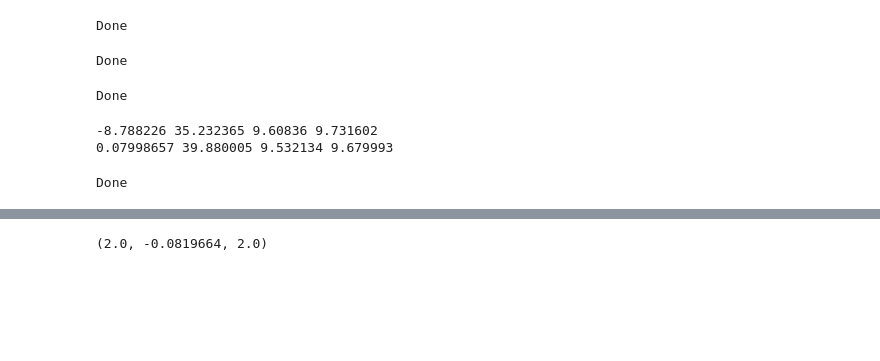
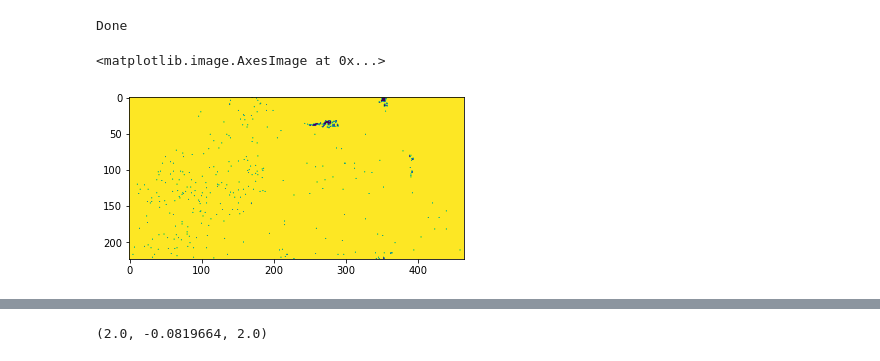
Before and after one commit to h294liu/2020_04_21nldas_gmet, a Jupyter notebook: Untitled.ipynb, the cells around one changed output, grey strips where cells are left out. Saved outputs shown, nothing was run; the diff lists cells and outputs as text; code cells hidden in the pictures; blank space fills up the shorter version.

```diff
--- a/Untitled.ipynb
+++ b/Untitled.ipynb
@@ -12,67 +12,19 @@ import xarray as xr
 import datetime
 # %%
 # file = '/glade/u/home/hongli/scratch/2020_04_21nldas_gmet/test_uniform_perturb/08887grids/gmet_regr/regress_ts.2013.nc'
-file = '/glade/u/home/hongli/scratch/2020_04_21nldas_gmet/data/nldas_daily_utc_convert/NLDAS_1987.nc'
+file = '/glade/u/home/hongli/scratch/2020_04_21nldas_gmet/data/nldas_topo/conus_ens_grid_eighth_deg_v1p1.nc'
 f=xr.open_dataset(file)
-time = f['time'].values[:]
-t_mean = f['t_mean'].values[:]
+elev_stn = f['elev'].values[:]
 
-file = '/glade/u/home/hongli/scratch/2020_04_21nldas_gmet/data/nldas_daily_utc_convert/NLDAS_2016.nc'
+file = '/glade/u/home/hongli/scratch/2020_04_21nldas_gmet/data/nldas_topo/conus_ens_grid_eighth.nc'
 f=xr.open_dataset(file)
-time_2016 = f['time'].values[:]
-t_mean_2016 = f['t_mean'].values[:]
-
-file = '/glade/u/home/hongli/scratch/2020_04_21nldas_gmet/data/nldas_daily_utc_convert/NLDAS_2019.nc'
-f=xr.open_dataset(file)
-time_2019 = f['time'].values[:]
-t_mean_2019 = f['t_mean'].values[:]
+elev = f['elev'].values[:]
 
 print('Done')
 # %% [output]
 Done
-# %%
-file = '/glade/u/home/hongli/scratch/2020_04_21nldas_gmet/data/nldas_daily_utc_convert/NLDAS_2016.nc'
-f=xr.open_dataset(file)
-time = f['time'].values[:]
-t_range_nldas = f['t_range'].values[:]
-
-file = '/glade/p/ral/hap/anewman/conus_v1p2/eighth/v2_landmask/conus_daily_eighth_20160101_20161231_099.nc4'
-f=xr.open_dataset(file)
-time = f['time'].values[:]
-t_range_stn = f['t_range'].values[:]
-
-print('Done')
-# %% [output]
-Done
-# %%
-root_dir ='/glade/u/home/hongli/scratch/2020_04_21nldas_gmet/test_uniform_perturb/08884grids/gmet_ens_bc'
-ens_num=1 #10 #100
-for mb in range(ens_num):
-    file = os.path.join(root_dir,'ens_forc.2016.%03d.nc'%(mb+1))
-    f=xr.open_dataset(file)
-    time = f['time'].values[:]
-    t_range = f['t_range'].values[:]
-
-    t_range_min = np.nanmin(t_range)
-    if t_range_min<0:
-        print(mb+1)
-print('Done')
-# %% [output]
-Done
-# %%
-print(np.nanmin(t_range),np.nanmax(t_range),np.nanmean(t_range),np.nanmedian(t_range))
-print(np.nanmin(t_range_nldas),np.nanmax(t_range_nldas),np.nanmean(t_range_nldas),np.nanmedian(t_range_nldas))
-# %% [output]
--8.788226 35.232365 9.60836 9.731602
-0.07998657 39.880005 9.532134 9.679993
-# %%
-# read original nldas tmin and tmax
-file = '/glade/u/home/hongli/scratch/2020_04_21nldas_gmet/test_uniform_perturb/08884grids/gmet_ens_bc/bias_corr.2016.001.nc.bk'
-f=xr.open_dataset(file)
-time = f['time'].values[:]
-t_range = f['t_range'].values[:]
-t_range_bc = f['t_range_bc'].values[:]
-t_range_origin = f['t_range_origin'].values[:]
-print('Done')
-# %% [output]
-Done
+# %%
+plt.imshow(elev_stn!=elev)
+# %% [output]
+<matplotlib.image.AxesImage at 0x...>
+[figure, added]
```
Also changed, not shown: parts of 3 cells of this notebook, 15 other files.
